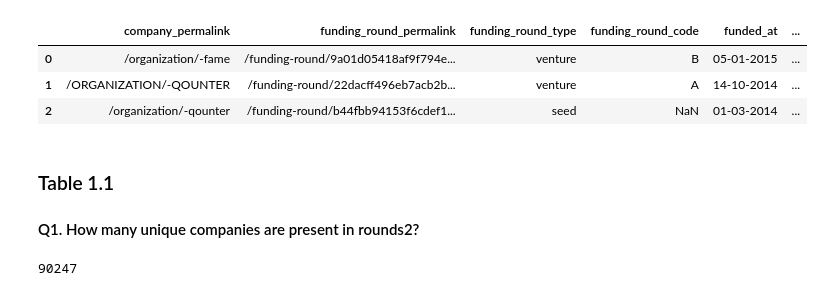
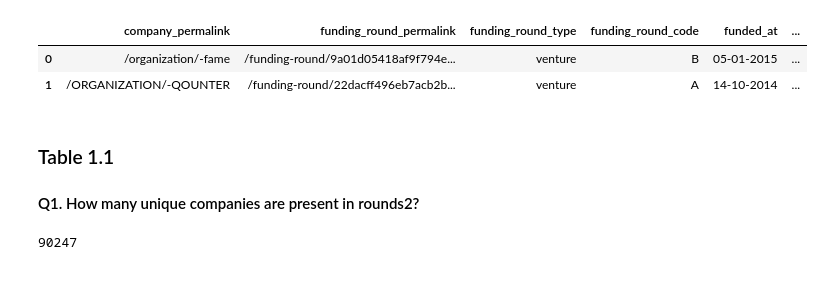
Before and after one commit to ab9bhatia/PythonScripts, a Jupyter notebook: scripts/Spark_Funds_Project.ipynb, the cells around one changed output. Cells and saved outputs as stored; diff of their text form; code cells hidden in the pictures.

```diff
--- a/scripts/Spark_Funds_Project.ipynb
+++ b/scripts/Spark_Funds_Project.ipynb
@@ -22,10 +28,9 @@ companies.head(3)
 # %%
-rounds2.head(3)
+rounds2.head(2)
 # %% [output]
 |  | company_permalink | funding_round_permalink | funding_round_type | funding_round_code | funded_at | ... |
 | 0 | /organization/-fame | /funding-round/9a01d05418af9f794e... | venture | B | 05-01-2015 | ... |
 | 1 | /ORGANIZATION/-QOUNTER | /funding-round/22dacff496eb7acb2b... | venture | A | 14-10-2014 | ... |
-| 2 | /organization/-qounter | /funding-round/b44fbb94153f6cdef1... | seed | NaN | 01-03-2014 | ... |
 # %% [markdown]
 ### Table 1.1
 #### Q1. How many unique companies are present in rounds2?
```
Also changed, not shown: parts of 37 cells of this notebook, 3 other files.
